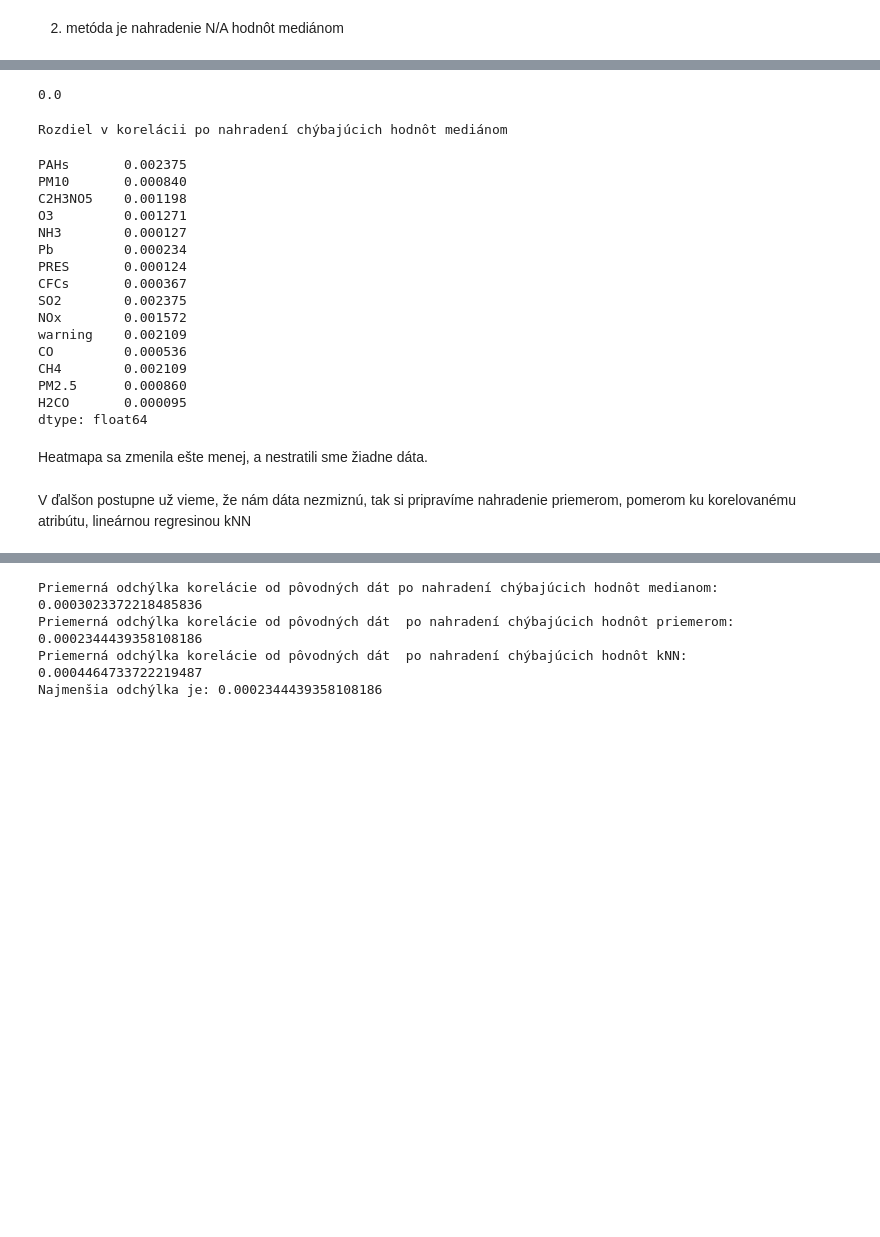
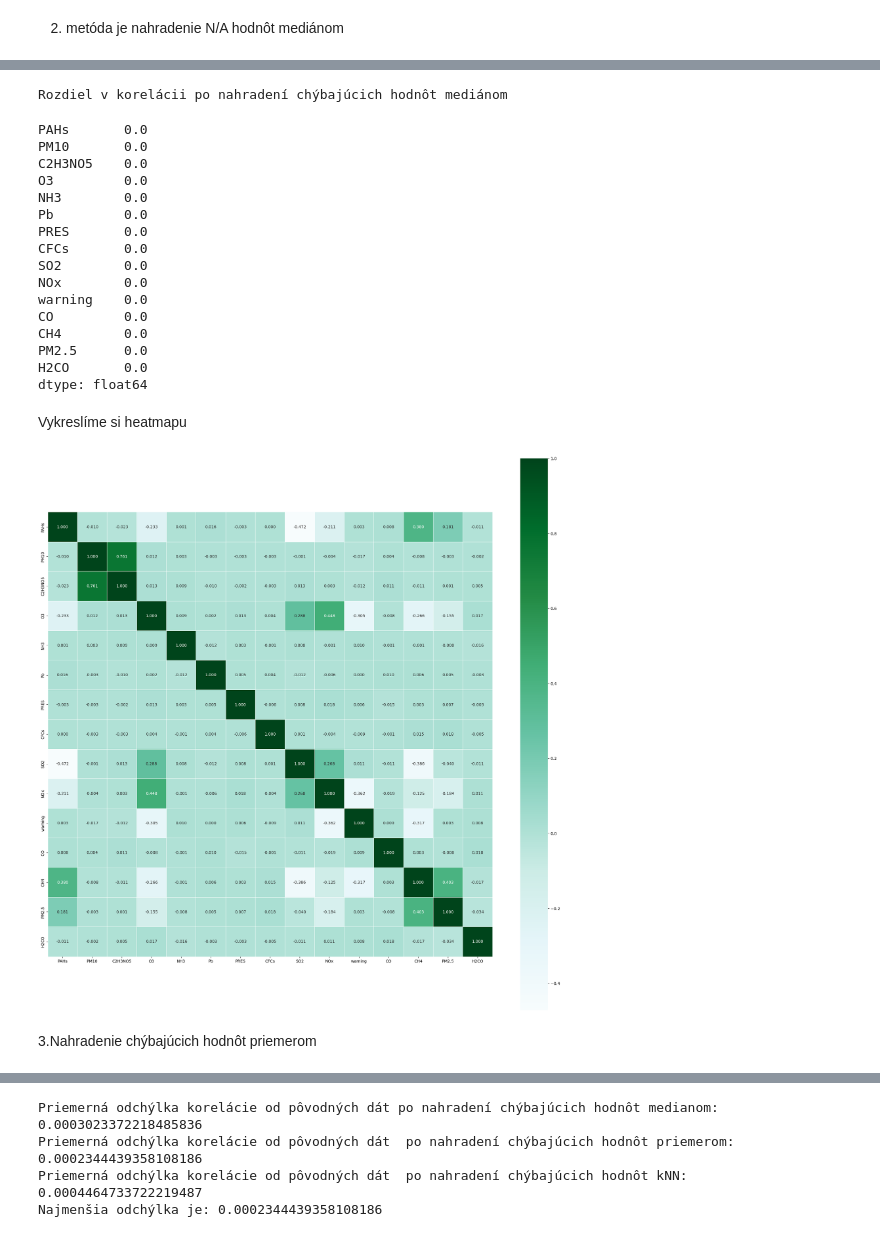
Before and after one commit to MarcelValent/IAU_projekt, a Jupyter notebook: Druha_faza.ipynb, the cells around one changed output, grey strips where cells are left out. Cells and saved outputs as stored; diff of their text form; code cells hidden in the pictures; blank space fills up the shorter version.

```diff
--- a/Druha_faza.ipynb
+++ b/Druha_faza.ipynb
@@ -224,31 +217,33 @@ Vidíme, že žiadne údaje sme nestratili
-# %%
-temp_data_median.isnull().sum()
-(len(data)-len(temp_data_median))/(len(data)) * 100
-# %% [output]
-0.0
 # %%
+temp_data_median = data.copy()
+temp_data_median.fillna(temp_data_median.iloc[: , :15].median(), inplace=True)
 print("Rozdiel v korelácii po nahradení chýbajúcich hodnôt mediánom")
 findDiffCorrelation(temp_data_median)
 # %% [output]
 Rozdiel v korelácii po nahradení chýbajúcich hodnôt mediánom
-PAHs       0.002375
-PM10       0.000840
-C2H3NO5    0.001198
-O3         0.001271
-NH3        0.000127
-Pb         0.000234
-PRES       0.000124
-CFCs       0.000367
-SO2        0.002375
-NOx        0.001572
-warning    0.002109
-CO         0.000536
-CH4        0.002109
-PM2.5      0.000860
-H2CO       0.000095
+PAHs       0.0
+PM10       0.0
+C2H3NO5    0.0
+O3         0.0
+NH3        0.0
+Pb         0.0
+PRES       0.0
+CFCs       0.0
+SO2        0.0
+NOx        0.0
+warning    0.0
+CO         0.0
+CH4        0.0
+PM2.5      0.0
+H2CO       0.0
 dtype: float64
-# %% [markdown]
-Heatmapa sa zmenila ešte menej, a nestratili sme žiadne dáta.
-# %% [markdown]
-V ďalšon postupne už vieme, že nám dáta nezmiznú, tak si pripravíme nahradenie priemerom, pomerom ku korelovanému atribútu, lineárnou regresinou kNN
+# %% [markdown]
+Vykreslíme si heatmapu
+# %%
+plt.figure(figsize=(25,25))
+sns.heatmap(temp_data_median.iloc[: , :15].corr(), annot=True, fmt=".3f", linewidths=.5, square = True, cmap = 'BuGn');
+# %% [output]
+[figure, added]
+# %% [markdown]
+3.Nahradenie chýbajúcich hodnôt priemerom
 # %%
```
Also changed, not shown: parts of 13 cells of this notebook.
